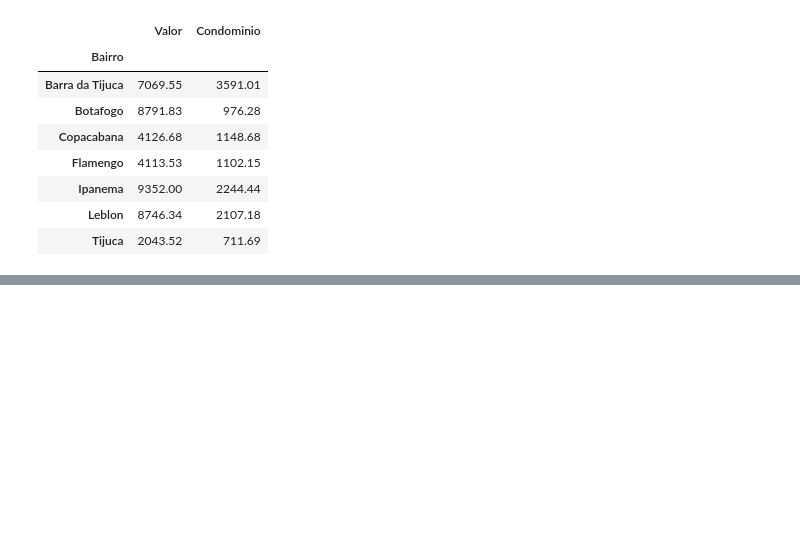
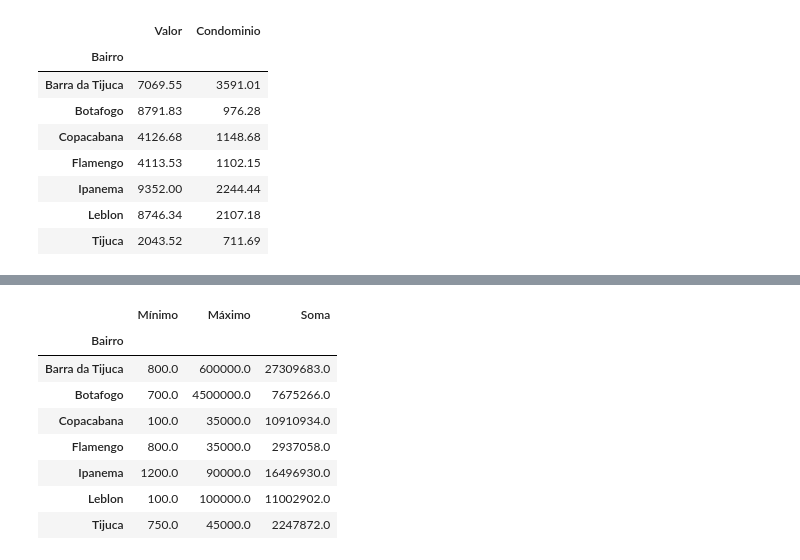
Before and after one commit to brunon-dev/intro-data-science, a Jupyter notebook: CriandoAgrupamentos.ipynb, the cells around one changed output, grey strips where cells are left out. Saved outputs shown, nothing was run; the diff lists cells and outputs as text; code cells hidden in the pictures; blank space fills up the shorter version.

```diff
--- a/CriandoAgrupamentos.ipynb
+++ b/CriandoAgrupamentos.ipynb
@@ -122,0 +137,13 @@ grupo_bairro[['Valor', 'Condominio']].mean().round(2)
+# %%
+# pegando apenas algumas estatísticas do grupo - ver no link acima as estatísticas disponíveis
+grupo_bairro['Valor'].aggregate(['min', 'max', 'sum']).rename(columns = {'min': 'Mínimo', 'max': 'Máximo', 'sum': 'Soma'})
+# %% [output]
+|  | Mínimo | Máximo | Soma |
+| Bairro |  |  |  |
+| Barra da Tijuca | 800.0 | 600000.0 | 27309683.0 |
+| Botafogo | 700.0 | 4500000.0 | 7675266.0 |
+| Copacabana | 100.0 | 35000.0 | 10910934.0 |
+| Flamengo | 800.0 | 35000.0 | 2937058.0 |
+| Ipanema | 1200.0 | 90000.0 | 16496930.0 |
+| Leblon | 100.0 | 100000.0 | 11002902.0 |
+| Tijuca | 750.0 | 45000.0 | 2247872.0 |
```
Also changed, not shown: parts of 7 cells of this notebook.
